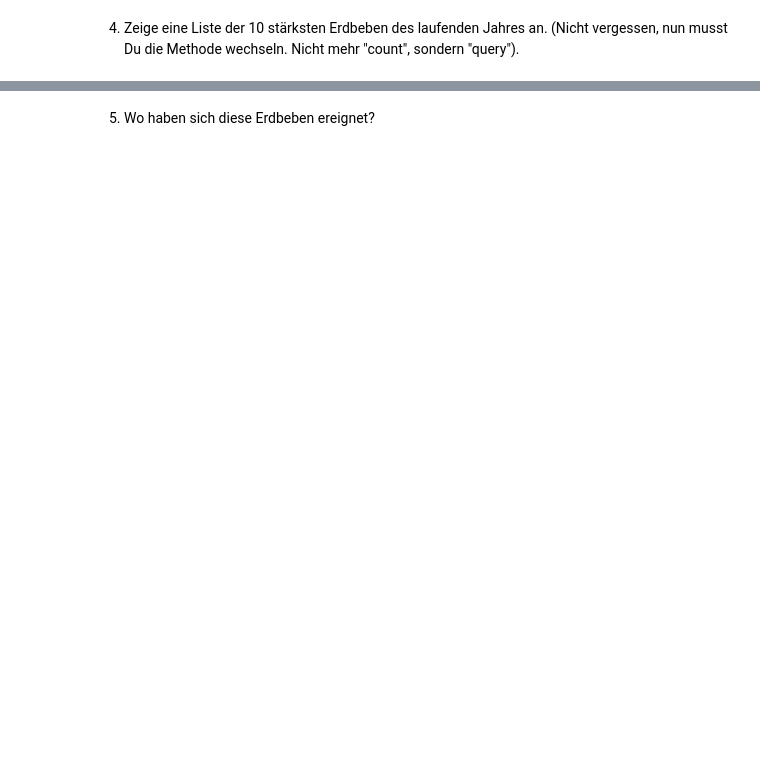
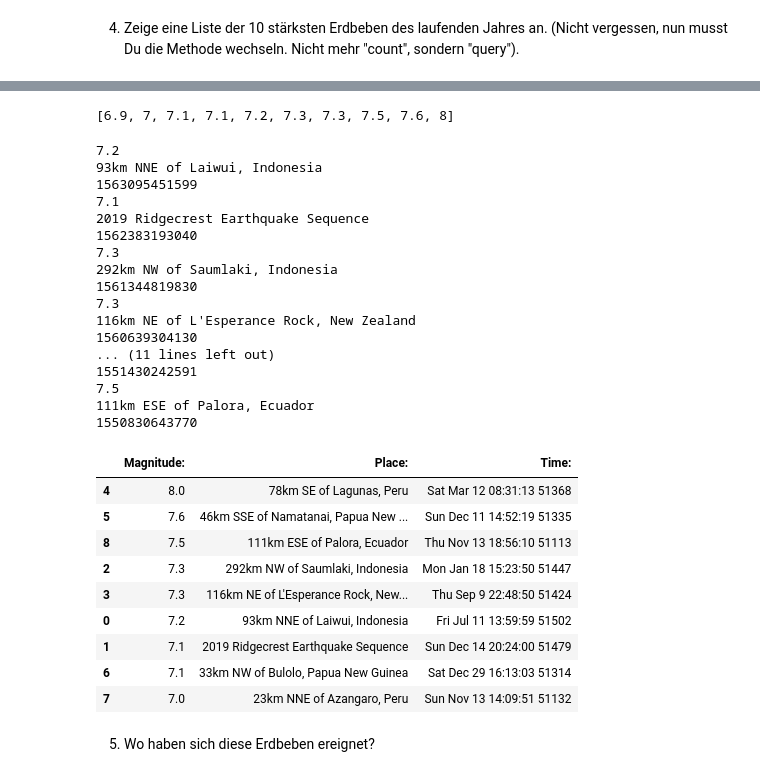
Before and after one commit to katrinnidzwetzki/cas-ddj, a Jupyter notebook: 06 APIs, Scraping I/Homework Requests 23.09.2019.ipynb, the cells around one changed output, grey strips where cells are left out. Drawn from its saved outputs; the diff is of its cells as text; code cells hidden in the pictures; blank space fills up the shorter version.

```diff
--- a/06 APIs, Scraping I/Homework Requests 23.09.2019.ipynb
+++ b/06 APIs, Scraping I/Homework Requests 23.09.2019.ipynb
@@ -45,0 +260,4 @@ wert
+# %%
+leereliste[-10:]
+# %% [output]
+[6.9, 7, 7.1, 7.1, 7.2, 7.3, 7.3, 7.5, 7.6, 8]
@@ -46,2 +280,51 @@ wert
+# %%
+#code joerg
+
+erdbeben_max = requests.get("https://earthquake.usgs.gov/fdsnws/event/1/query?format=geojson&starttime=2019-01-01&endtime=2019-09-24&minmagnitude=7")
+erdbeben_max = erdbeben_max.json()
+erdbeben_max = erdbeben_max["features"]
+for beben in erdbeben_max:
+    print(beben["properties"]["mag"])
+    print(beben["properties"]["place"])
+    #print(beben["properties"]["time"])
+
+top2019 = []
+for beben in erdbeben_max:
+    magnitude = beben["properties"]["mag"]
+    place = beben["properties"]["place"]
+    zeit = beben["properties"]["time"]
+    zeit = time.ctime(int(zeit))
+    mini_dict = {"Magnitude: ":magnitude, "Place: ":place, "Time: ":zeit}
+
+    top2019.append(mini_dict)
+pd.DataFrame(top2019).sort_values("Magnitude: ", ascending=False)
+# %% [output]
+7.2
+93km NNE of Laiwui, Indonesia
+1563095451599
+7.1
+2019 Ridgecrest Earthquake Sequence
+1562383193040
+7.3
+292km NW of Saumlaki, Indonesia
+1561344819830
+7.3
+116km NE of L'Esperance Rock, New Zealand
+1560639304130
+... (11 lines left out)
+1551430242591
+7.5
+111km ESE of Palora, Ecuador
+1550830643770
+|  | Magnitude: | Place: | Time: |
+| 4 | 8.0 | 78km SE of Lagunas, Peru | Sat Mar 12 08:31:13 51368 |
+| 5 | 7.6 | 46km SSE of Namatanai, Papua New ... | Sun Dec 11 14:52:19 51335 |
+| 8 | 7.5 | 111km ESE of Palora, Ecuador | Thu Nov 13 18:56:10 51113 |
+| 2 | 7.3 | 292km NW of Saumlaki, Indonesia | Mon Jan 18 15:23:50 51447 |
+| 3 | 7.3 | 116km NE of L'Esperance Rock, New... | Thu Sep 9 22:48:50 51424 |
+| 0 | 7.2 | 93km NNE of Laiwui, Indonesia | Fri Jul 11 13:59:59 51502 |
+| 1 | 7.1 | 2019 Ridgecrest Earthquake Sequence | Sun Dec 14 20:24:00 51479 |
+| 6 | 7.1 | 33km NW of Bulolo, Papua New Guinea | Sat Dec 29 16:13:03 51314 |
+| 7 | 7.0 | 23km NNE of Azangaro, Peru | Sun Nov 13 14:09:51 51132 |
 # %% [markdown]
 5. Wo haben sich diese Erdbeben ereignet?
```
Also changed, not shown: parts of 37 cells of this notebook, 3 other files.
